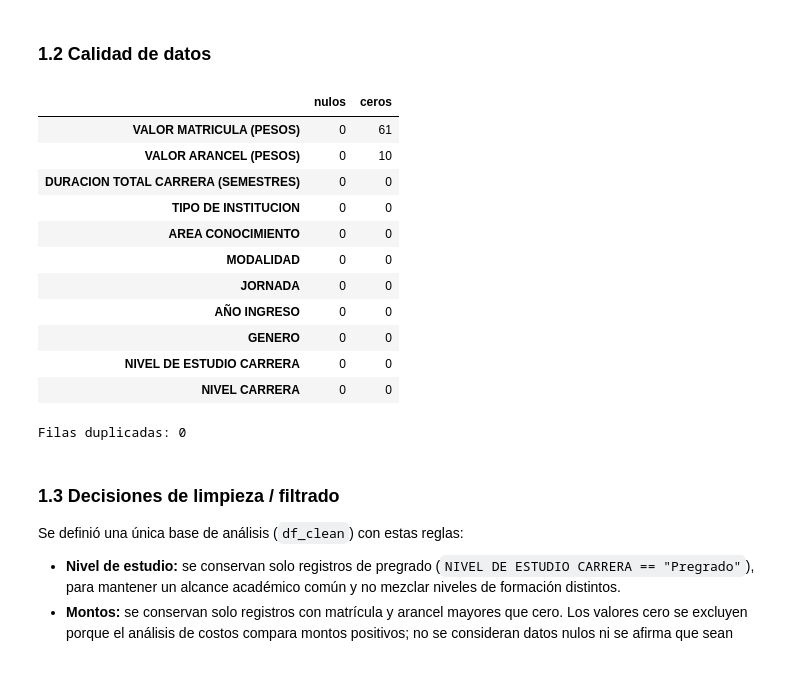
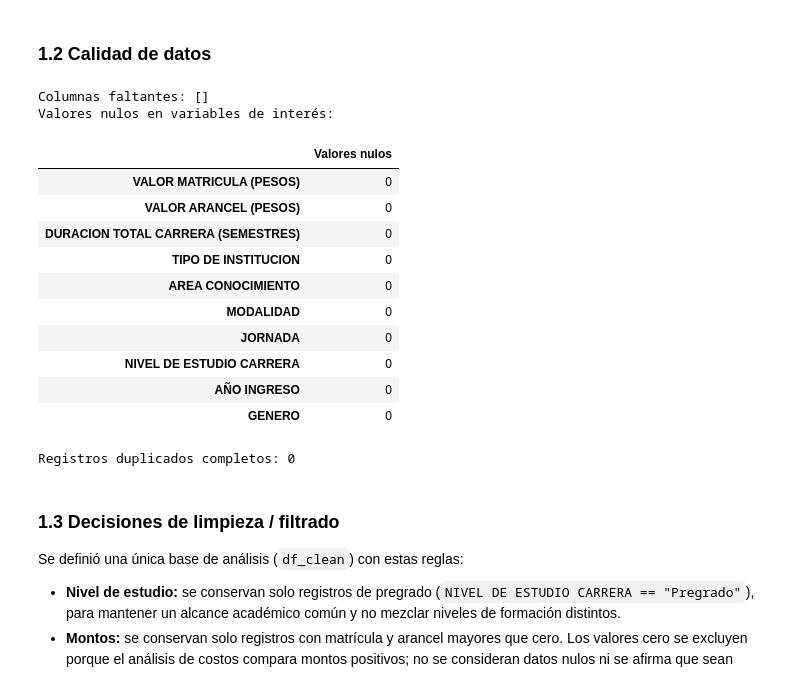
Before and after one commit to Jeanrenel92/labs-estadistica-desc, a Jupyter notebook: SEM2/Trabajo practico 2/TP_PRACTICO_V1.ipynb, the cells around one changed output. Cells and saved outputs as stored; diff of their text form; code cells hidden in the pictures.

Commit message:
archivo TP_PRACTICO_V1 totalmente completado

```diff
--- a/SEM2/Trabajo practico 2/TP_PRACTICO_V1.ipynb
+++ b/SEM2/Trabajo practico 2/TP_PRACTICO_V1.ipynb
@@ -11,6 +11,12 @@ import pandas as pd
 import matplotlib.pyplot as plt
 import seaborn as sns
 from scipy import stats
+from sklearn.linear_model import LinearRegression
+from sklearn.metrics import r2_score
+
+# Configuración visual y de presentación
+pd.set_option('display.float_format', lambda x: f'{x:,.3f}')
+sns.set_theme(style='whitegrid')
 # %% [markdown]
 ## 1. Datos, población y variables
 
@@ -65,36 +83,33 @@ memory usage: 3.3+ MB
 # %%
 # Verificar que existan todas las columnas clave
 cols = [
     "VALOR MATRICULA (PESOS)", "VALOR ARANCEL (PESOS)",
     "DURACION TOTAL CARRERA (SEMESTRES)", "TIPO DE INSTITUCION",
-    "AREA CONOCIMIENTO", "MODALIDAD", "JORNADA", "AÑO INGRESO", "GENERO",
-    "NIVEL DE ESTUDIO CARRERA", "NIVEL CARRERA",
+    "AREA CONOCIMIENTO", "MODALIDAD", "JORNADA",
+    "NIVEL DE ESTUDIO CARRERA", "AÑO INGRESO", "GENERO"
 ]
-faltan = [c for c in cols if c not in df.columns]
-assert not faltan, f"Columnas no encontradas: {faltan}"
+columnas_faltantes = [col for col in cols if col not in df.columns]
+print('Columnas faltantes:', columnas_faltantes)
 
-# Tabla de valores nulos y ceros por variable clave
-display(pd.DataFrame({
-    "nulos": df[cols].isna().sum(),
-    "ceros": (df[cols] == 0).sum(),
-}))
-
-# Contar filas duplicadas
-print("Filas duplicadas:", df.duplicated().sum())
+# Revisar valores nulos y duplicados
+print('Valores nulos en variables de interés:')
+display(df[cols].isna().sum().to_frame('Valores nulos'))
+print(f'Registros duplicados completos: {df.duplicated().sum()}')
 # %% [output]
+Columnas faltantes: []
+Valores nulos en variables de interés:
-|  | nulos | ceros |
-| VALOR MATRICULA (PESOS) | 0 | 61 |
-| VALOR ARANCEL (PESOS) | 0 | 10 |
-| DURACION TOTAL CARRERA (SEMESTRES) | 0 | 0 |
-| TIPO DE INSTITUCION | 0 | 0 |
-| AREA CONOCIMIENTO | 0 | 0 |
-| MODALIDAD | 0 | 0 |
-| JORNADA | 0 | 0 |
-| AÑO INGRESO | 0 | 0 |
-| GENERO | 0 | 0 |
-| NIVEL DE ESTUDIO CARRERA | 0 | 0 |
-| NIVEL CARRERA | 0 | 0 |
+|  | Valores nulos |
+| VALOR MATRICULA (PESOS) | 0 |
+| VALOR ARANCEL (PESOS) | 0 |
+| DURACION TOTAL CARRERA (SEMESTRES) | 0 |
+| TIPO DE INSTITUCION | 0 |
+| AREA CONOCIMIENTO | 0 |
+| MODALIDAD | 0 |
+| JORNADA | 0 |
+| NIVEL DE ESTUDIO CARRERA | 0 |
+| AÑO INGRESO | 0 |
+| GENERO | 0 |
-Filas duplicadas: 0
+Registros duplicados completos: 0
 # %% [markdown]
 ### 1.3 Decisiones de limpieza / filtrado
 
```
Also changed, not shown: parts of 25 cells of this notebook.
